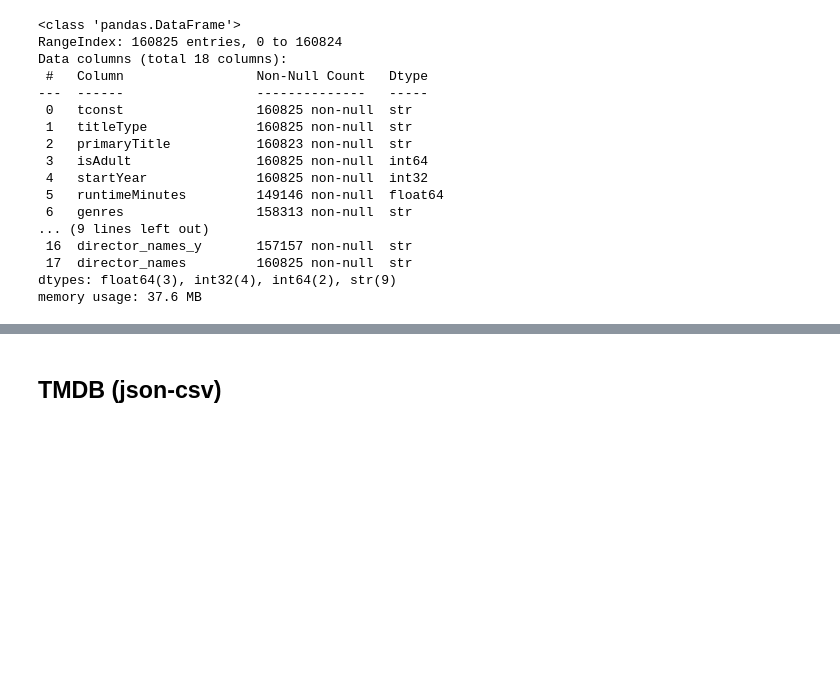
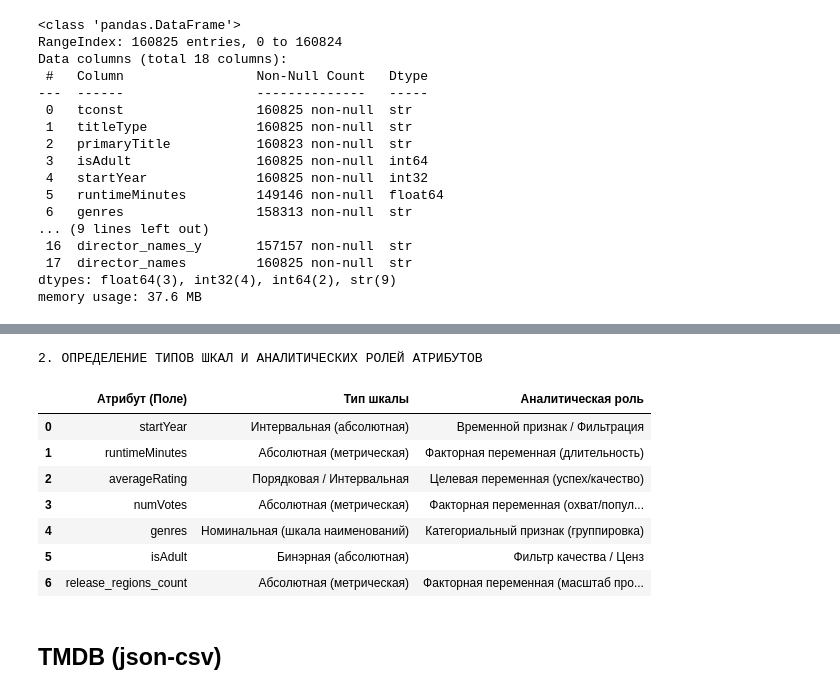
Before and after one commit to MariaTovstik/film-success-analysis-coursework, a Jupyter notebook: Data_analysis.ipynb, the cells around one changed output, grey strips where cells are left out. Cells and saved outputs as stored; diff of their text form; code cells hidden in the pictures; blank space fills up the shorter version.

```diff
--- a/Data_analysis.ipynb
+++ b/Data_analysis.ipynb
@@ -239,6 +255,42 @@ display(imdb_merged.select_dtypes(include=['number']).corr())
 | num_actresses | 0.011033 | 0.028090 | 0.015408 | -0.285872 | 0.040960 | 0.327691 | 1.000000 | 0.009677 | ... |
 | num_directors | -0.011640 | -0.001426 | 0.004420 | -0.001151 | -0.001210 | 0.012121 | 0.009677 | 1.000000 | ... |
 | release_regions_count | -0.023738 | 0.033900 | 0.026537 | -0.071158 | 0.462999 | 0.227275 | 0.211879 | 0.004306 | ... |
+# %%
+print("\n2. ОПРЕДЕЛЕНИЕ ТИПОВ ШКАЛ И АНАЛИТИЧЕСКИХ РОЛЕЙ АТРИБУТОВ")
+
+# Формируем таблицу метаданных для отчета
+scales_roles_df = pd.DataFrame({
+    'Атрибут (Поле)': ['startYear', 'runtimeMinutes', 'averageRating', 'numVotes', 'genres', 'isAdult', 'release_regions_count'],
+    'Тип шкалы': [
+        'Интервальная (абсолютная)',
+        'Абсолютная (метрическая)',
+        'Порядковая / Интервальная',
+        'Абсолютная (метрическая)',
+        'Номинальная (шкала наименований)',
+        'Бинэрная (абсолютная)',
+        'Абсолютная (метрическая)'
+    ],
+    'Аналитическая роль': [
+        'Временной признак / Фильтрация',
+        'Факторная переменная (длительность)',
+        'Целевая переменная (успех/качество)',
+        'Факторная переменная (охват/популярность)',
+        'Категориальный признак (группировка)',
+        'Фильтр качества / Ценз',
+        'Факторная переменная (масштаб проката)'
+    ]
+})
+display(scales_roles_df)
+# %% [output]
+2. ОПРЕДЕЛЕНИЕ ТИПОВ ШКАЛ И АНАЛИТИЧЕСКИХ РОЛЕЙ АТРИБУТОВ
+|  | Атрибут (Поле) | Тип шкалы | Аналитическая роль |
+| 0 | startYear | Интервальная (абсолютная) | Временной признак / Фильтрация |
+| 1 | runtimeMinutes | Абсолютная (метрическая) | Факторная переменная (длительность) |
+| 2 | averageRating | Порядковая / Интервальная | Целевая переменная (успех/качество) |
+| 3 | numVotes | Абсолютная (метрическая) | Факторная переменная (охват/попул... |
+| 4 | genres | Номинальная (шкала наименований) | Категориальный признак (группировка) |
+| 5 | isAdult | Бинэрная (абсолютная) | Фильтр качества / Ценз |
+| 6 | release_regions_count | Абсолютная (метрическая) | Факторная переменная (масштаб про... |
 # %% [markdown]
 ## TMDB (json-csv)
 # %% [markdown]
```
Also changed, not shown: parts of 25 cells of this notebook.
